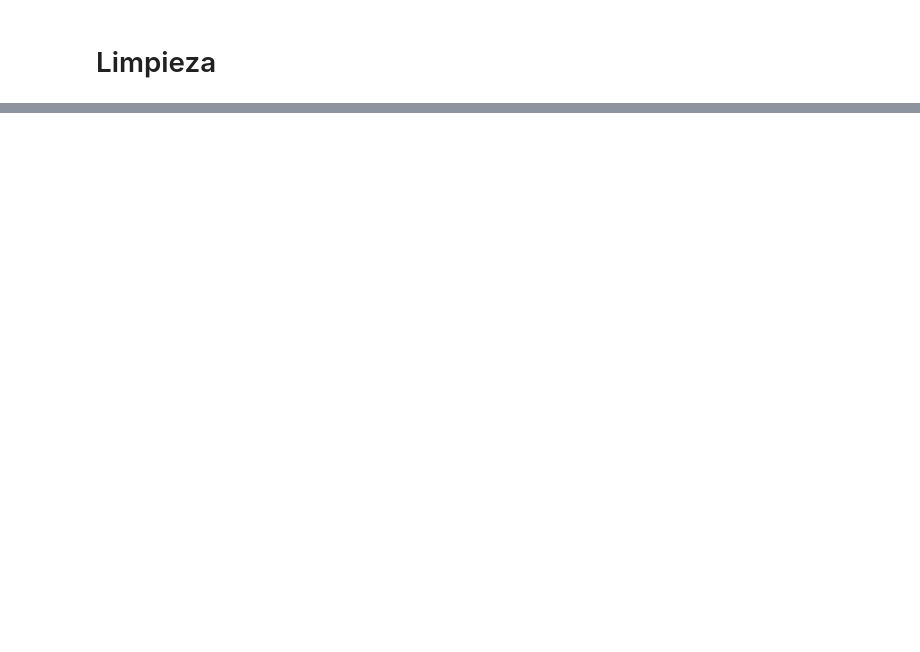
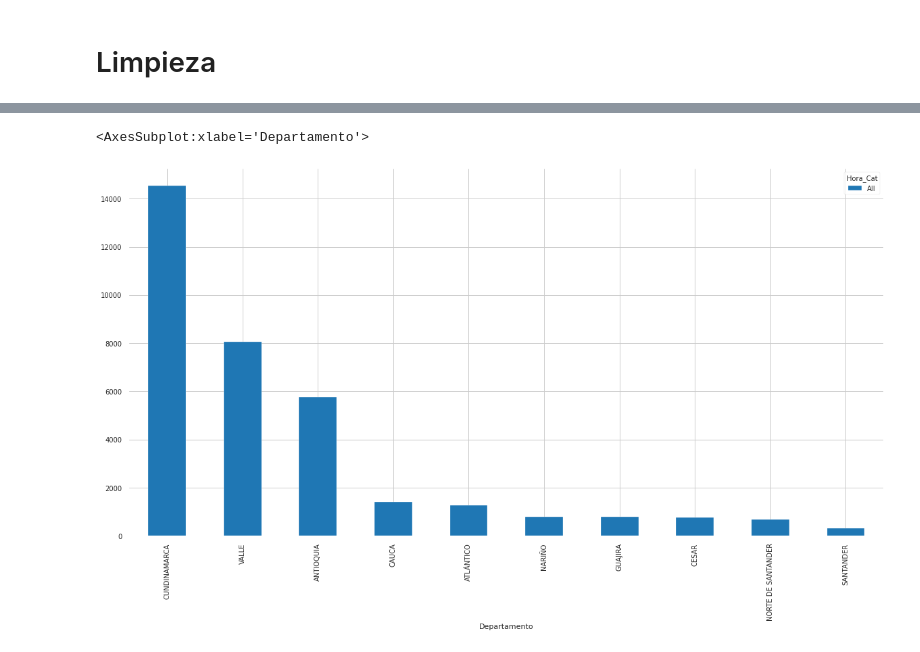
Before and after one commit to omalagon/cda-hurtos-colombia, a Jupyter notebook: Hurtos.ipynb, the cells around one changed output, grey strips where cells are left out. Cells and saved outputs as stored; diff of their text form; code cells hidden in the pictures; blank space fills up the shorter version.

```diff
--- a/Hurtos.ipynb
+++ b/Hurtos.ipynb
@@ -127,0 +140,5 @@ report.to_file('Perfilamiento de hurto a vehículos.html')
+# %%
+# Hora, Departamento
+df_hurtos_hora_detartamento_c = pd.crosstab(index=df_hurtos.Departamento,columns=df_hurtos["Hora_Cat"],margins=True)
+df_hurtos_top = df_hurtos_hora_detartamento_c.sort_values("All", ascending=False).head(11)
+df_hurtos_top
@@ -127,0 +162,5 @@ report.to_file('Perfilamiento de hurto a vehículos.html')
+# %%
+df_hurtos_top[["All"]].drop('All', axis=0).plot(kind='bar',figsize=(20,10),legend=True)
+# %% [output]
+<AxesSubplot:xlabel='Departamento'>
+[figure, added]
```
Also changed, not shown: parts of 15 cells of this notebook.
